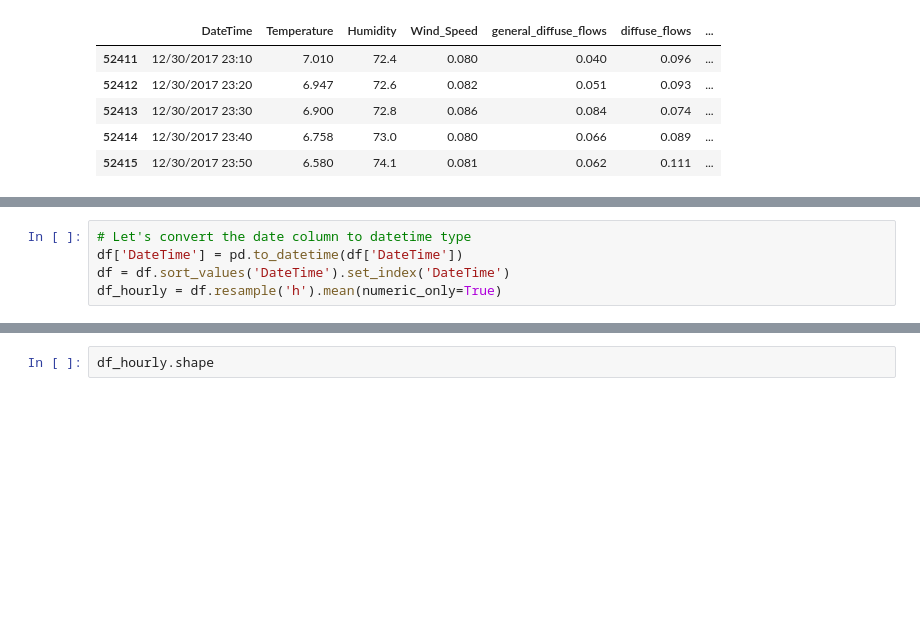
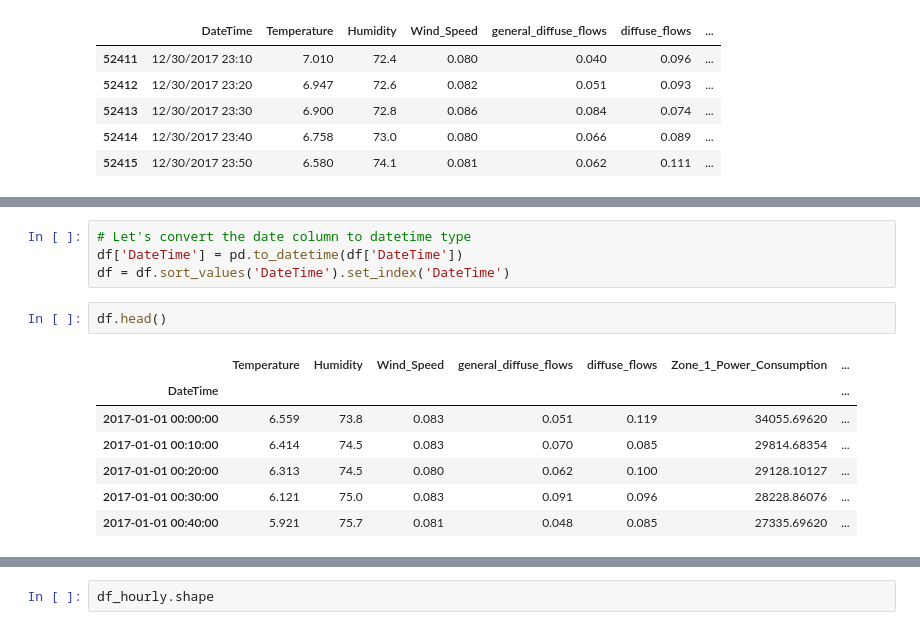
Before and after one commit to Mortti11/Deep_Learning, a Jupyter notebook: LSTM/Prepro.ipynb, the cells around one changed output, grey strips where cells are left out. Drawn from its saved outputs; the diff is of its cells as text; blank space fills up the shorter version.

```diff
--- a/LSTM/Prepro.ipynb
+++ b/LSTM/Prepro.ipynb
@@ -91,4 +88,13 @@ sns.pairplot(df)
 # Let's convert the date column to datetime type
 df['DateTime'] = pd.to_datetime(df['DateTime'])
 df = df.sort_values('DateTime').set_index('DateTime')
-df_hourly = df.resample('h').mean(numeric_only=True)
+# %%
+df.head()
+# %% [output]
+|  | Temperature | Humidity | Wind_Speed | general_diffuse_flows | diffuse_flows | Zone_1_Power_Consumption | ... |
+| DateTime |  |  |  |  |  |  | ... |
+| 2017-01-01 00:00:00 | 6.559 | 73.8 | 0.083 | 0.051 | 0.119 | 34055.69620 | ... |
+| 2017-01-01 00:10:00 | 6.414 | 74.5 | 0.083 | 0.070 | 0.085 | 29814.68354 | ... |
+| 2017-01-01 00:20:00 | 6.313 | 74.5 | 0.080 | 0.062 | 0.100 | 29128.10127 | ... |
+| 2017-01-01 00:30:00 | 6.121 | 75.0 | 0.083 | 0.091 | 0.096 | 28228.86076 | ... |
+| 2017-01-01 00:40:00 | 5.921 | 75.7 | 0.081 | 0.048 | 0.085 | 27335.69620 | ... |
```
Also changed, not shown: parts of 12 cells of this notebook, 2 other files.
